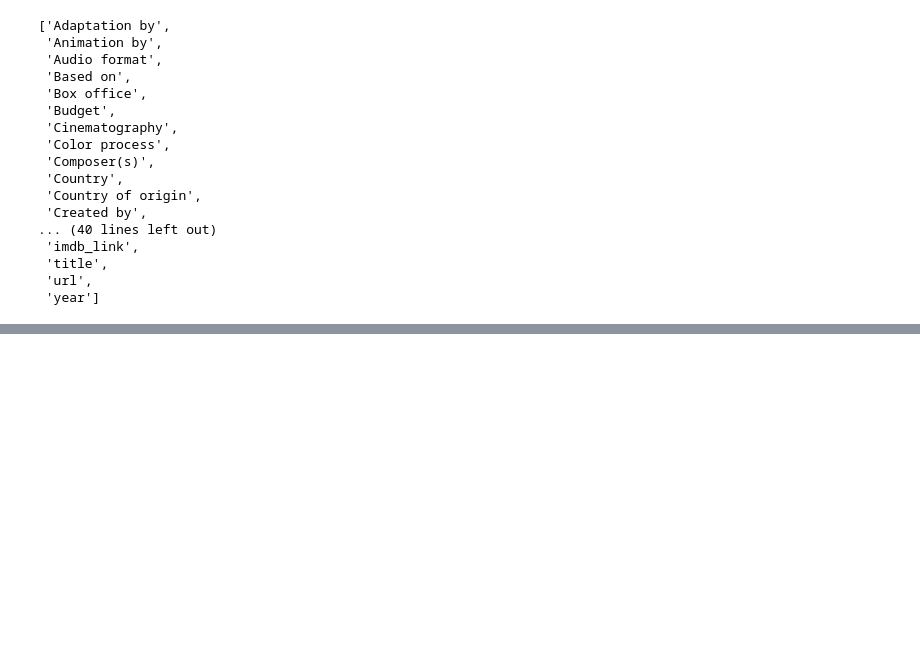
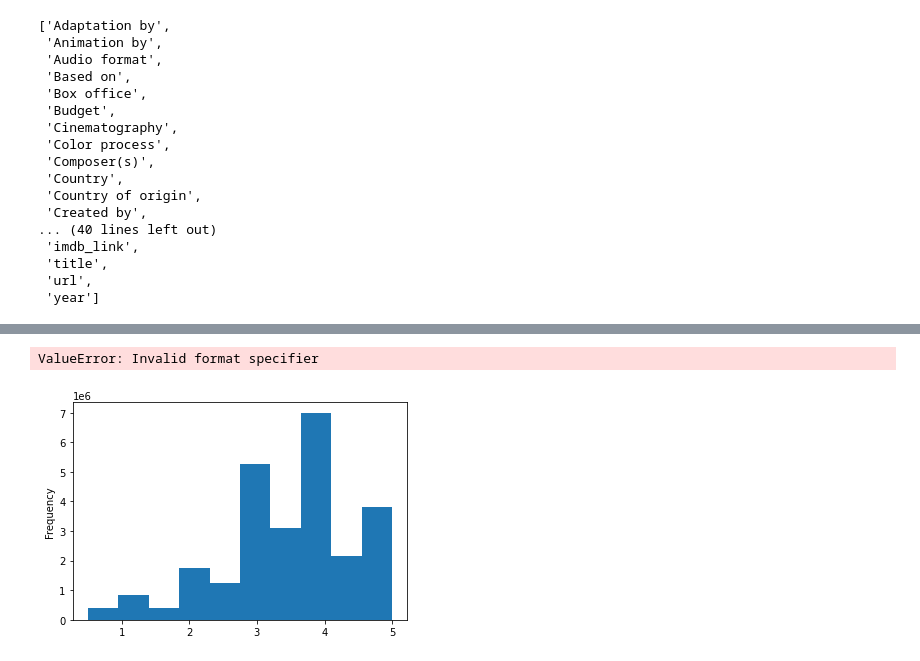
Before and after one commit to kbowling74/Movies-ETL, a Jupyter notebook: Cleaning_movie_data2.ipynb, the cells around one changed output, grey strips where cells are left out. Saved outputs shown, nothing was run; the diff lists cells and outputs as text; code cells hidden in the pictures; blank space fills up the shorter version.

Commit message:
adding final cleaning movie data script

```diff
--- a/Cleaning_movie_data.ipynb
+++ b/Cleaning_movie_data2.ipynb
@@ -266,0 +781,5 @@ sorted(wiki_movies_df.columns.tolist())
+# %%
+# check the kaggle data
+kaggle_metadata = pd.DataFrame(kaggle_metadata)
+ratings = pd.DataFrame(ratings)
+kaggle_metadata.dtypes
@@ -266,0 +875,11 @@ sorted(wiki_movies_df.columns.tolist())
+# %%
+# assign it to the timestamp cloumn
+ratings['timestamp'] = pd.to_datetime(ratings['timestamp'], unit='s')
+# %%
+# create a histogram to check the ratings data
+pd.options.display.float_format = '{:20, .2f}'.format
+ratings['rating'].plot(kind='hist')
+ratings['rating'].describe()
+# %% [output]
+ValueError: Invalid format specifier
+[figure, added]
```
Also changed, not shown: parts of 84 cells of this notebook.
